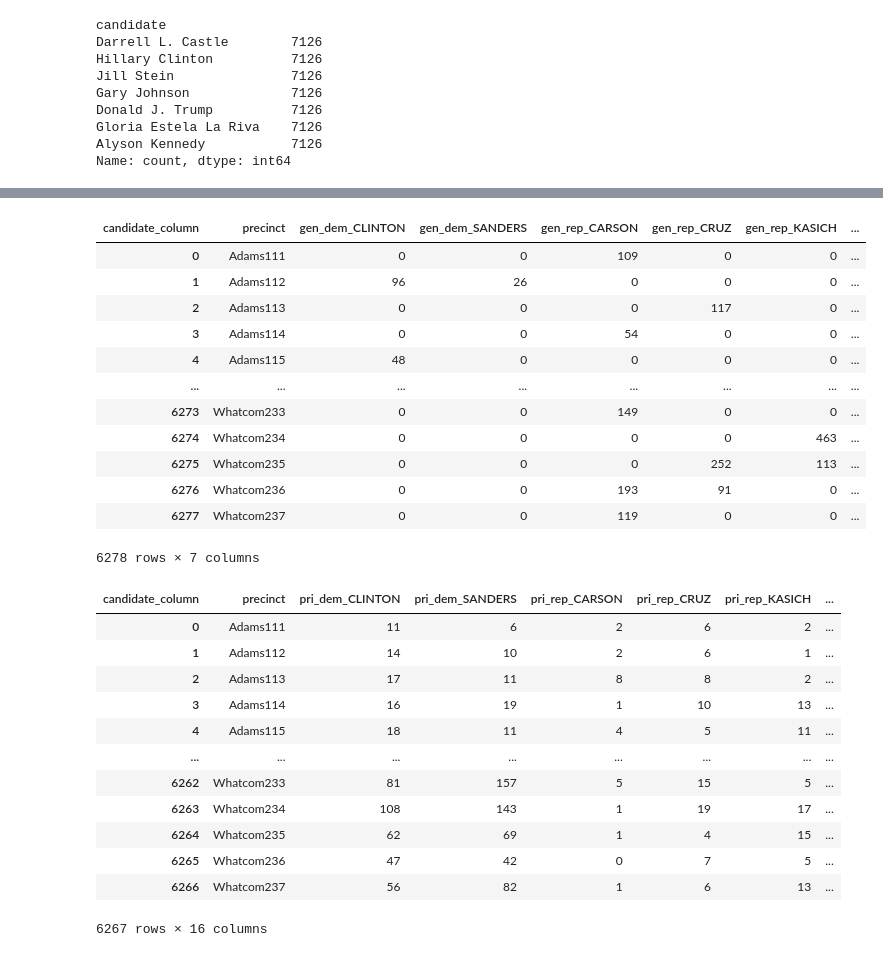
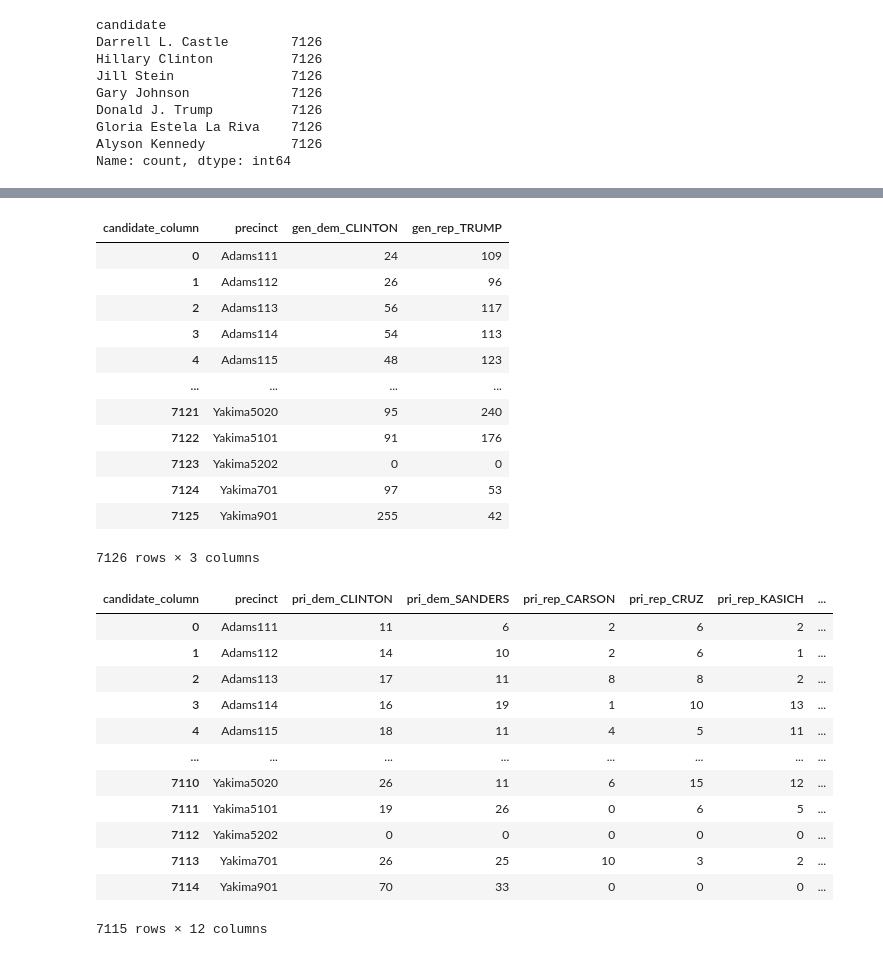
Before and after one commit to Hp0511/VoterTurnout, a Jupyter notebook: data_cleaning/WA_cleaning.ipynb, the cells around one changed output, grey strips where cells are left out. Cells and saved outputs as stored; diff of their text form; code cells hidden in the pictures.

```diff
--- a/data_cleaning/WA_cleaning.ipynb
+++ b/data_cleaning/WA_cleaning.ipynb
@@ -290,34 +295,34 @@ general_data
 # %%
 general_data["candidate_column"] = (
     "gen_" +
-    primary_data["party"].str.lower() + "_" +
-    primary_data["candidate"].str.split().str[-1].str.upper()
+    general_data["party"].str.lower() + "_" +
+    general_data["candidate"].str.split().str[-1].str.upper()
 )
 
 # pivot the table
 general_result = general_data.pivot_table(
     index="precinct",
     columns="candidate_column",
     values="votes",
     aggfunc="sum",
     fill_value=0
 ).reset_index()
 
 general_result
 # %% [output]
-| candidate_column | precinct | gen_dem_CLINTON | gen_dem_SANDERS | gen_rep_CARSON | gen_rep_CRUZ | gen_rep_KASICH | ... |
-| 0 | Adams111 | 0 | 0 | 109 | 0 | 0 | ... |
-| 1 | Adams112 | 96 | 26 | 0 | 0 | 0 | ... |
-| 2 | Adams113 | 0 | 0 | 0 | 117 | 0 | ... |
-| 3 | Adams114 | 0 | 0 | 54 | 0 | 0 | ... |
-| 4 | Adams115 | 48 | 0 | 0 | 0 | 0 | ... |
-| ... | ... | ... | ... | ... | ... | ... | ... |
-| 6273 | Whatcom233 | 0 | 0 | 149 | 0 | 0 | ... |
-| 6274 | Whatcom234 | 0 | 0 | 0 | 0 | 463 | ... |
-| 6275 | Whatcom235 | 0 | 0 | 0 | 252 | 113 | ... |
-| 6276 | Whatcom236 | 0 | 0 | 193 | 91 | 0 | ... |
-| 6277 | Whatcom237 | 0 | 0 | 119 | 0 | 0 | ... |
+| candidate_column | precinct | gen_dem_CLINTON | gen_rep_TRUMP |
+| 0 | Adams111 | 24 | 109 |
+| 1 | Adams112 | 26 | 96 |
+| 2 | Adams113 | 56 | 117 |
+| 3 | Adams114 | 54 | 113 |
+| 4 | Adams115 | 48 | 123 |
+| ... | ... | ... | ... |
+| 7121 | Yakima5020 | 95 | 240 |
+| 7122 | Yakima5101 | 91 | 176 |
+| 7123 | Yakima5202 | 0 | 0 |
+| 7124 | Yakima701 | 97 | 53 |
+| 7125 | Yakima901 | 255 | 42 |
-6278 rows × 7 columns
+7126 rows × 3 columns
 # %%
 combined = pd.merge(primary_result, general_result, on="precinct", how="inner")
 combined["rep_primary_total"] = combined.filter(like="pri_rep_").sum(axis=1)
@@ -332,11 +337,11 @@ combined
 | 3 | Adams114 | 16 | 19 | 1 | 10 | 13 | ... |
 | 4 | Adams115 | 18 | 11 | 4 | 5 | 11 | ... |
 | ... | ... | ... | ... | ... | ... | ... | ... |
-| 6262 | Whatcom233 | 81 | 157 | 5 | 15 | 5 | ... |
-| 6263 | Whatcom234 | 108 | 143 | 1 | 19 | 17 | ... |
-| 6264 | Whatcom235 | 62 | 69 | 1 | 4 | 15 | ... |
-| 6265 | Whatcom236 | 47 | 42 | 0 | 7 | 5 | ... |
-| 6266 | Whatcom237 | 56 | 82 | 1 | 6 | 13 | ... |
+| 7110 | Yakima5020 | 26 | 11 | 6 | 15 | 12 | ... |
+| 7111 | Yakima5101 | 19 | 26 | 0 | 6 | 5 | ... |
+| 7112 | Yakima5202 | 0 | 0 | 0 | 0 | 0 | ... |
+| 7113 | Yakima701 | 26 | 25 | 10 | 3 | 2 | ... |
+| 7114 | Yakima901 | 70 | 33 | 0 | 0 | 0 | ... |
-6267 rows × 16 columns
+7115 rows × 12 columns
 # %%
 combined.to_csv("WA.csv", index=False)
```
Also changed, not shown: parts of 2 cells of this notebook, 6 other files.
